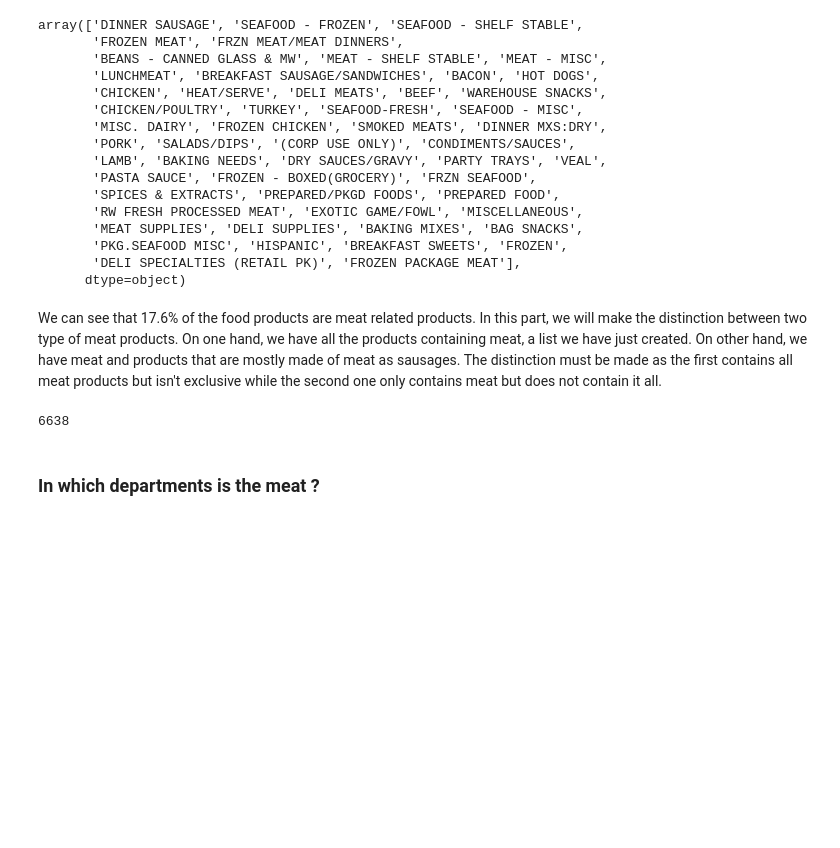
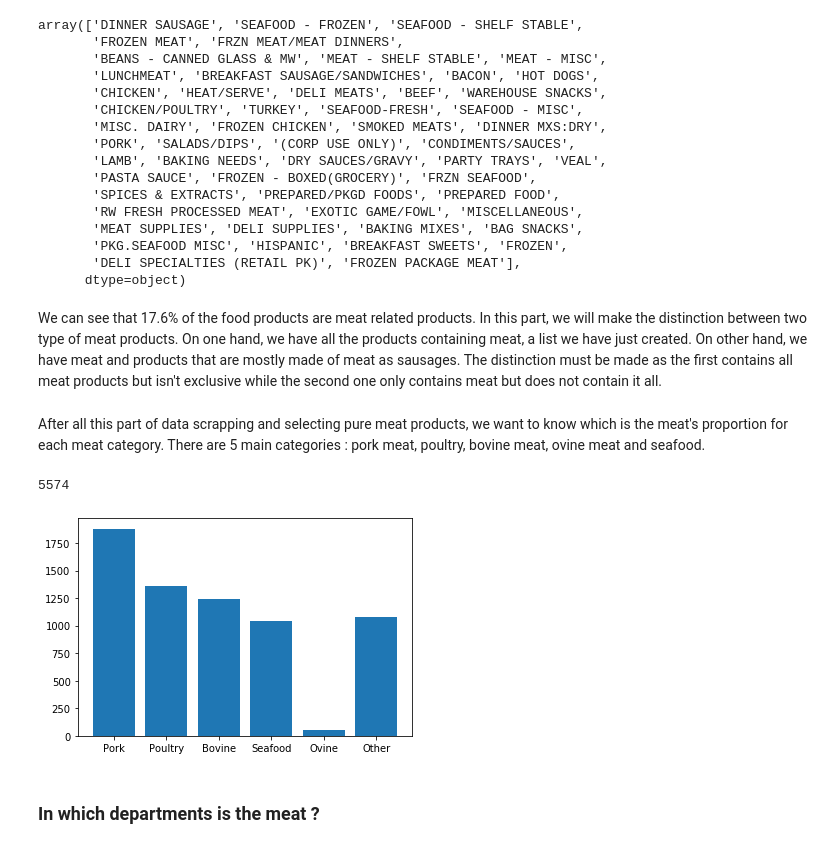
Before and after one commit to BenjaminEngelman/ADA-Project, a Jupyter notebook: Project-MainThomas.ipynb, the cells around one changed output. Drawn from its saved outputs; the diff is of its cells as text; code cells hidden in the pictures; blank space fills up the shorter version.

```diff
--- a/Project-MainThomas.ipynb
+++ b/Project-MainThomas.ipynb
@@ -252,16 +252,56 @@ array(['DINNER SAUSAGE', 'SEAFOOD - FROZEN', 'SEAFOOD - SHELF STABLE',
 We can see that 17.6% of the food products are meat related products. In this part, we will make the distinction between two type of meat products. On one hand, we have all the products containing meat, a list we have just created. On other hand, we have meat and products that are mostly made of meat as sausages. The distinction must be made as the first contains all meat products but isn't exclusive while the second one only contains meat but does not contain it all.
 # %%
 drop_pure = [ 'DINNER MXS:DRY','PASTA SAUCE']
-notpurewords = ["PIZZA", "SANDWICH","PASTA","CHILI", "STEW", "HASH","GRASS/SHRED","KITES","REGIONAL","ENTREES","BEANS",\
+notpurewords = ["PIZZA", "SANDWICH","SANDWICHES","PASTA","CHILI", "STEW", "HASH","GRASS/SHRED","KITES","REGIONAL","ENTREES","BEANS",\
                "SAUCES","NOODLES","RICE","DAIRY","CONDIMENTS","SAUS","CHEESE","SPICES","BREADERS"]
 pure_meat = meat_products[meat_products['COMMODITY_DESC'].isin(drop_pure) == 0].copy()
 notpure_regex = [r'\b%s\b' % word for word in notpurewords]
 full_regex = re.compile('|'.join(notpure_regex))
 pure_meat = pure_meat[pure_meat.SUB_COMMODITY_DESC.str.contains(full_regex, regex=True) == 0]
-# %%
-len(pure_meat.PRODUCT_ID.unique())
-# %% [output]
-6638
+# %% [markdown]
+After all this part of data scrapping and selecting pure meat products, we want to know which is the meat's proportion for each meat category. There are 5 main categories : pork meat, poultry, bovine meat, ovine meat and seafood.
+# %%
+pork_words = ['BACON', 'HAM','HAMS', 'PORK', 'SALAMI', 'LINKS', 'SAUSAGE']
+bovine_words = ['BEEF', 'BUFFALO', 'VEAL']
+ovine_words = ['GOAT', 'LAMB']
+poultry_words = ['FOWL','THIGHS', 'DRUMS','CHICKEN','CHICK', 'CORNISH', 'DUCK', 'DUCKS', 'GOOSE', 'GROUSE', 'PHEASANT', 'TURKEY', 'POULTRY', 'HENS', 'BREAST','WINGS']
+seafood_words = ['ANCHOVY', 'CATFISH', 'CLAMS', 'COD', 'CRAB', 'EEL', 'HALIBUT', 'LOBSTER', 'MACKEREL', 'MAHI MAHI', 'OCTOPUS', 'OYSTERS', 'QUAIL', 'SALMON', 'SARDINES', 'SCALLOPS', 'SHARK', 'SHRIMP', 'SQUAB', 'SQUID', 'SWORDFISH', 'TILAPIA', 'TUNA', 'SEAFOOD', 'FISH']
+pork_regex = [r'\b%s\b' % word for word in pork_words]
+full_pork_regex = re.compile('|'.join(pork_regex))
+pork_products = pure_meat[pure_meat.SUB_COMMODITY_DESC.str.contains(full_pork_regex, regex=True) |\
+                         pure_meat.COMMODITY_DESC.str.contains(full_pork_regex, regex=True) ]
+bovine_regex = [r'\b%s\b' % word for word in bovine_words]
+full_bovine_regex = re.compile('|'.join(bovine_regex))
+bovine_products = pure_meat[pure_meat.SUB_COMMODITY_DESC.str.contains(full_bovine_regex, regex=True) |\
+                         pure_meat.COMMODITY_DESC.str.contains(full_bovine_regex, regex=True)]
+ovine_regex = [r'\b%s\b' % word for word in ovine_words]
+full_ovine_regex = re.compile('|'.join(ovine_regex))
+ovine_products = pure_meat[pure_meat.SUB_COMMODITY_DESC.str.contains(full_ovine_regex, regex=True)|\
+                         pure_meat.COMMODITY_DESC.str.contains(full_ovine_regex, regex=True)]
+poultry_regex = [r'\b%s\b' % word for word in poultry_words]
+full_poultry_regex = re.compile('|'.join(poultry_regex))
+poultry_products = pure_meat[pure_meat.SUB_COMMODITY_DESC.str.contains(full_poultry_regex, regex=True)|\
+                         pure_meat.COMMODITY_DESC.str.contains(full_poultry_regex, regex=True)]
+seafood_regex = [r'\b%s\b' % word for word in seafood_words]
+full_seafood_regex = re.compile('|'.join(seafood_regex))
+seafood_products = pure_meat[pure_meat.SUB_COMMODITY_DESC.str.contains(full_seafood_regex, regex=True)|\
+                         pure_meat.COMMODITY_DESC.str.contains(full_seafood_regex, regex=True)]
+# %%
+len(seafood_products)+len(ovine_products)+len(bovine_products)+len(poultry_products)+len(pork_products)
+# %% [output]
+5574
+# %%
+other_meat = pure_meat[(pure_meat.PRODUCT_ID.isin(pork_products.PRODUCT_ID) | pure_meat.PRODUCT_ID.isin(bovine_products.PRODUCT_ID)|\
+                      pure_meat.PRODUCT_ID.isin(ovine_products.PRODUCT_ID) | pure_meat.PRODUCT_ID.isin(poultry_products.PRODUCT_ID) |\
+                      pure_meat.PRODUCT_ID.isin(seafood_products.PRODUCT_ID)) == 0]
+# %%
+x = np.arange(6)
+y = [len(pork_products), len(poultry_products), len(bovine_products),  len(seafood_products), len(ovine_products), len(other_meat)]
+plt.bar(x, y)
+plt.xticks(x, ( 'Pork', 'Poultry', 'Bovine','Seafood', 'Ovine', 'Other'))
+plt.show()
+# %% [output]
+[figure, added]
 # %% [markdown]
 ### In which departments is the meat ?
 # %%
```
Also changed, not shown: parts of 38 cells of this notebook.
